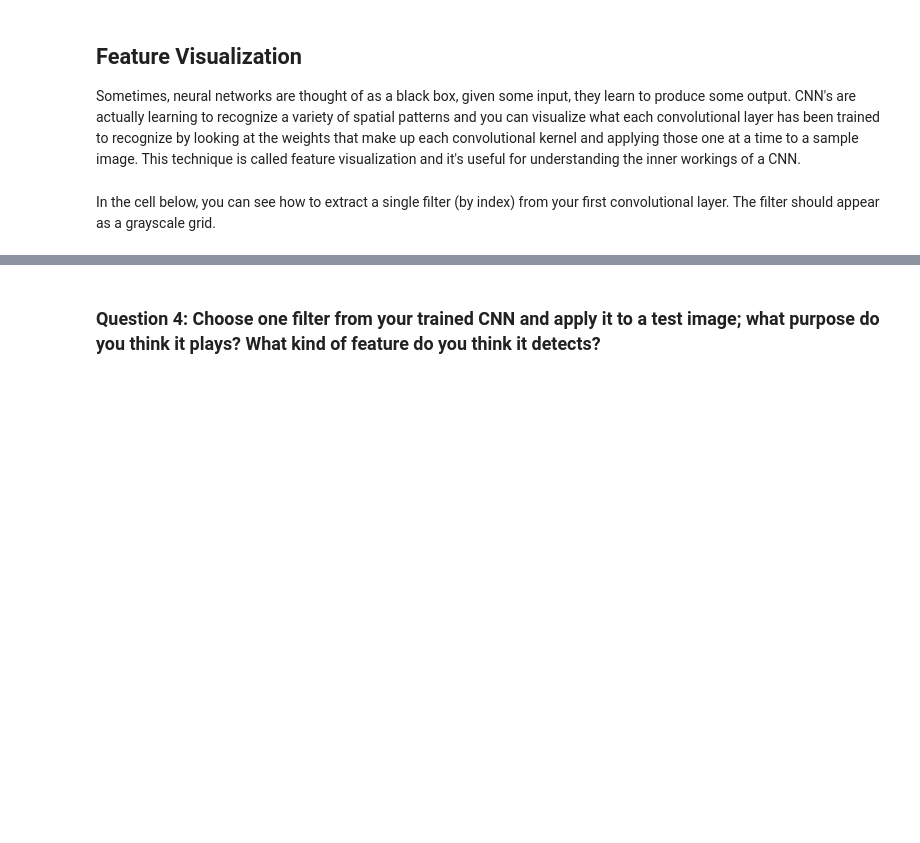
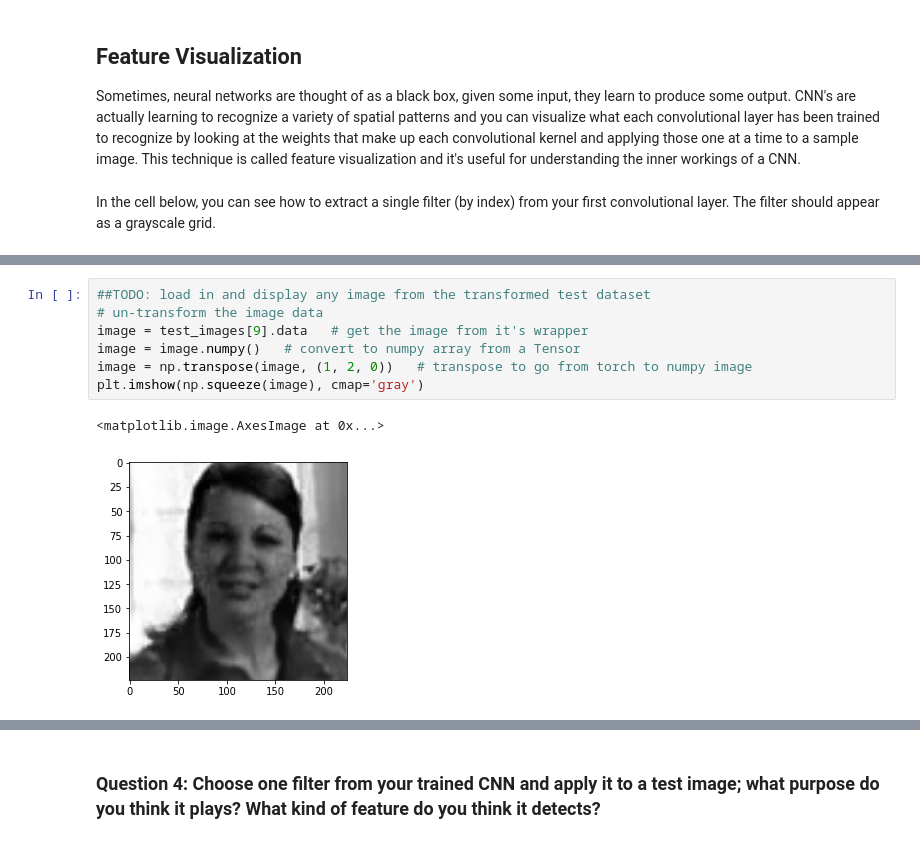
Before and after one commit to ElenaKutanov/30daysofudacity.CV, a Jupyter notebook: Project 1 Facial Keypoint Detection/2. Define the Network Architecture.ipynb, the cells around one changed output, grey strips where cells are left out. Cells and saved outputs as stored; diff of their text form; blank space fills up the shorter version.

```diff
--- a/Project 1 Facial Keypoint Detection/2. Define the Network Architecture.ipynb
+++ b/Project 1 Facial Keypoint Detection/2. Define the Network Architecture.ipynb
@@ -554,4 +558,14 @@ Next, choose a test image and filter it with one of the convolutional kernels in
 
 ### TODO: Filter an image to see the effect of a convolutional kernel
 ---
+# %%
+##TODO: load in and display any image from the transformed test dataset
+# un-transform the image data
+image = test_images[9].data   # get the image from it's wrapper
+image = image.numpy()   # convert to numpy array from a Tensor
+image = np.transpose(image, (1, 2, 0))   # transpose to go from torch to numpy image
+plt.imshow(np.squeeze(image), cmap='gray')
+# %% [output]
+<matplotlib.image.AxesImage at 0x...>
+[figure, added]
 # %%
```
Also changed, not shown: parts of 11 cells of this notebook.
